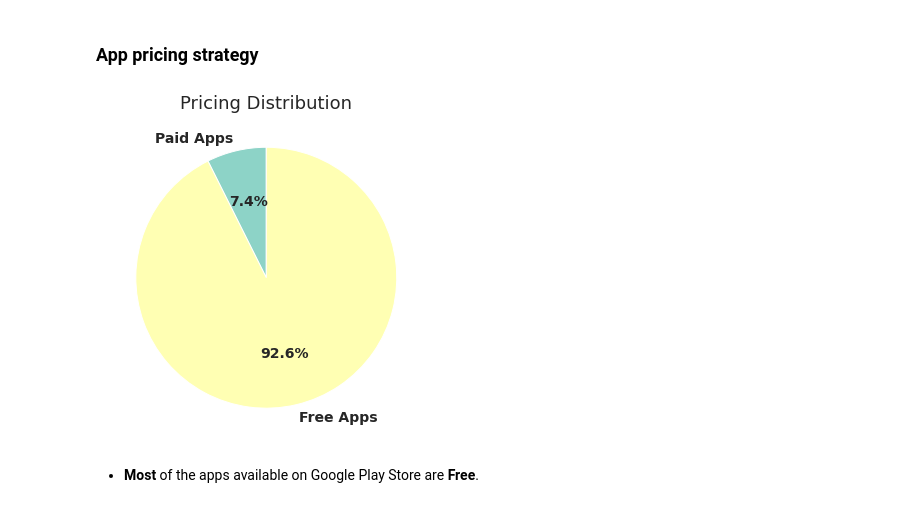
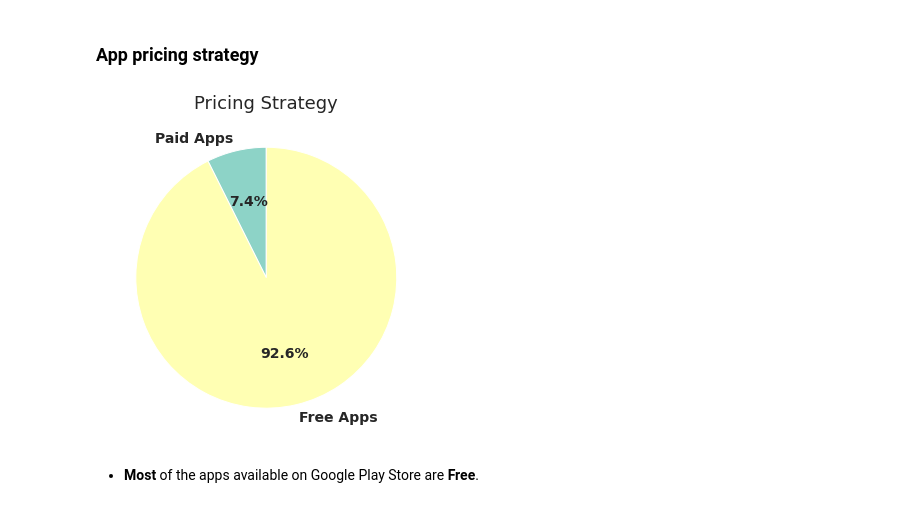
Before and after one commit to kimurarh/googleplay-analysis, a Jupyter notebook: Google-Play-Store-Analysis.ipynb, the cells around one changed output. Drawn from its saved outputs; the diff is of its cells as text; code cells hidden in the pictures.

```diff
--- a/Google-Play-Store-Analysis.ipynb
+++ b/Google-Play-Store-Analysis.ipynb
@@ -395,17 +403,18 @@ plt.show()
 # %%
 paid_apps = df_apps[df_apps['Type'] == 'Paid']
 free_apps = df_apps[df_apps['Type'] == 'Free']
 
 values = [paid_apps.shape[0], free_apps.shape[0]]
 labels = ['Paid Apps', 'Free Apps']
 
 # Plot
 fig, ax = plt.subplots(figsize=(10,6))
 ax.pie(values, labels=labels, startangle=90, autopct='%1.1f%%', textprops={'fontsize': 14, 'weight': 'bold'})
-ax.set_title("Pricing Distribution", fontsize=18)
+ax.set_title("Pricing Strategy", fontsize=18)
+plt.savefig('visualization/pricing-strategy-free-x-paid.png', bbox_inches='tight')
 plt.show()
 # %% [output]
-[figure, old version]
+[figure, new version]
 # %% [markdown]
 * <strong>Most</strong> of the apps available on Google Play Store are <strong>Free</strong>.
 # %%
```
Also changed, not shown: parts of 14 cells of this notebook, 15 other files.
